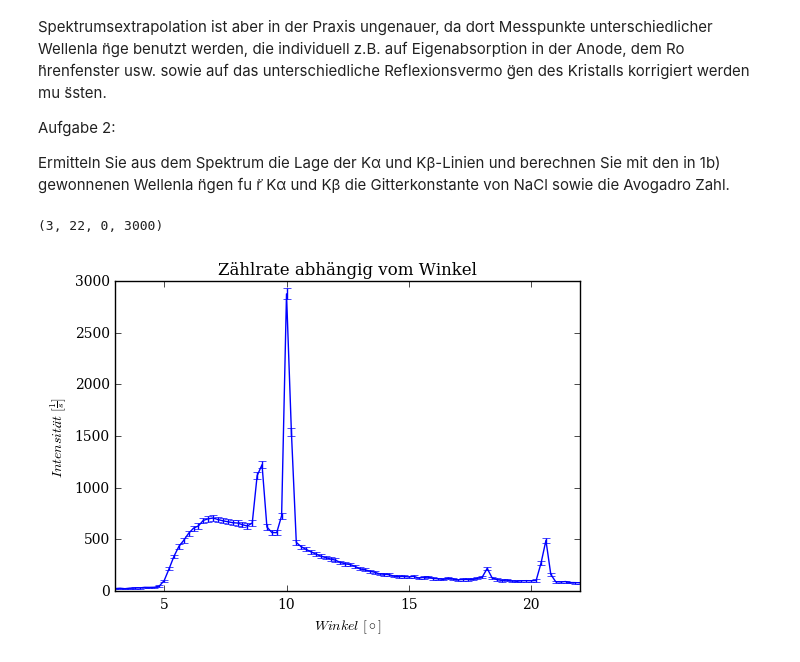
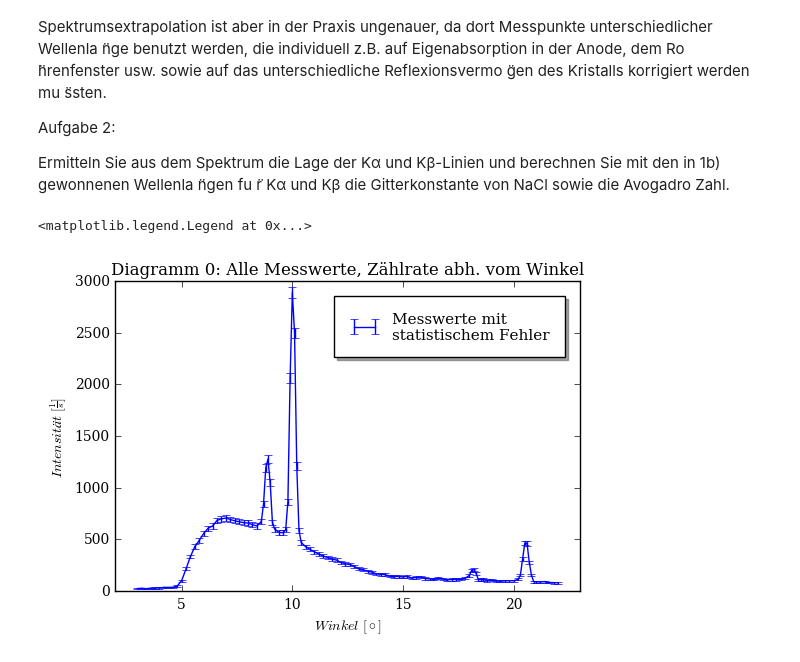
Before and after one commit to woskar/pap2-lab-training, a Jupyter notebook: v255/v255_spektrometer.ipynb, the cells around one changed output. Cells and saved outputs as stored; diff of their text form; code cells hidden in the pictures.

```diff
--- a/v255/v255_spektrometer.ipynb
+++ b/v255/v255_spektrometer.ipynb
@@ -26,20 +26,24 @@ Aufgabe 2:
 Ermitteln Sie aus dem Spektrum die Lage der Kα und Kβ-Linien und berechnen Sie mit den in 1b) gewonnenen Wellenla ̈ngen fu ̈r Kα und Kβ die Gitterkonstante von NaCl sowie die Avogadro Zahl.
 # %%
 #Einlesen der Daten aus LiF.txt für LiF Kristall mit Fehler
-daten = open('LiF.txt').read().replace(',','.')
+daten = open('LiF_master.txt').read().replace(',','.')
 angle, intensity = np.loadtxt(io.StringIO(daten), unpack=True)
 #print (angle, intensity)
 dintensity=np.sqrt(intensity)
 
 plt.rcParams["font.family"]='serif'
-plt.errorbar(angle, intensity, yerr=dintensity)
+plt.errorbar(angle, intensity, yerr=dintensity, label='Messwerte mit \nstatistischem Fehler')
 plt.xlabel('$Winkel\ [\circ]$')
 plt.ylabel('$Intensität\ [\\frac{1}{s}]$')
-plt.title('Zählrate abhängig vom Winkel')
-plt.axis((3, 22, 0, 3000))
+plt.title('Diagramm 0: Alle Messwerte, Zählrate abh. vom Winkel')
+plt.axis((2, 23, 0, 3000))
+plt.legend(borderpad=1, borderaxespad=1, loc='best', shadow='true', fontsize=11)
+
+
+#plt.savefig('v255_0.pdf',format='pdf')
 # %% [output]
-(3, 22, 0, 3000)
+<matplotlib.legend.Legend at 0x...>
-[figure, old version]
+[figure, new version]
 # %%
 #Aufgabe 1a: Extrapolieren
 
```
Also changed, not shown: parts of 10 cells of this notebook, 13 other files.
